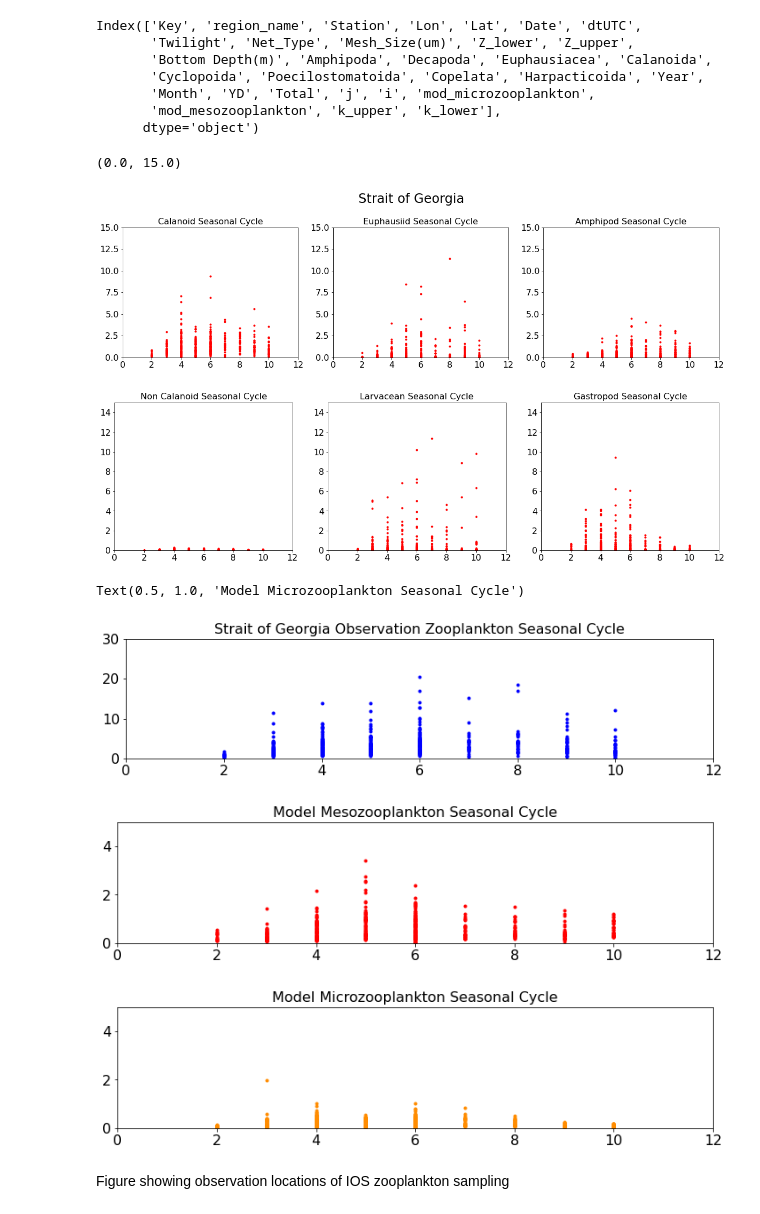
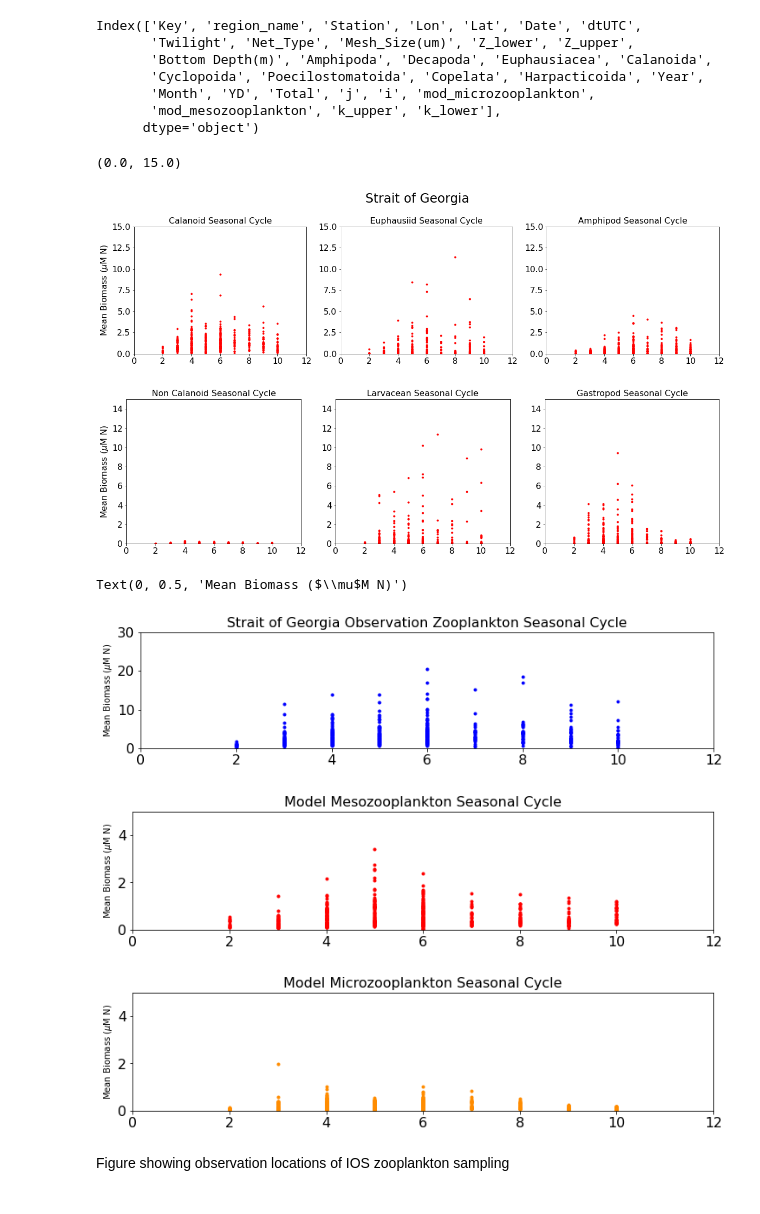
Before and after one commit to SalishSeaCast/analysis-karyn, a Jupyter notebook: notebooks/plotExamples/ZoopModelInitialAnalysisDiapauseRemoved.ipynb, the cells around one changed output. Drawn from its saved outputs; the diff is of its cells as text; code cells hidden in the pictures.

```diff
--- a/notebooks/plotExamples/ZoopModelInitialAnalysisDiapauseRemoved.ipynb
+++ b/notebooks/plotExamples/ZoopModelInitialAnalysisDiapauseRemoved.ipynb
@@ -422,58 +422,63 @@ fig,ax=plt.subplots(1,3,figsize=(20,5))
 fig.suptitle('Strait of Georgia', fontsize=24)
 fig.subplots_adjust(top=0.8)
 ax[0].plot(monthCala['Month'],monthCala['Calanoida'],'r.')
 ax[1].plot(monthEuph['Month'],monthEuph['Euphausiacea'],'r.')
 ax[2].plot(monthAmph['Month'],monthAmph['Amphipoda'],'r.')
 ax[0].set_title('Calanoid Seasonal Cycle')
 ax[1].set_title('Euphausiid Seasonal Cycle')
 ax[2].set_title('Amphipod Seasonal Cycle')
+ax[0].set_ylabel('Mean Biomass ($\mu$M N)')
 ax[0].set_xlim(0,12)
 ax[1].set_xlim(0,12)
 ax[2].set_xlim(0,12)
 ax[0].set_ylim(0,15)
 ax[1].set_ylim(0,15)
 ax[2].set_ylim(0,15)
 
 fig,ax=plt.subplots(1,3,figsize=(20,5))
 ax[0].plot(monthNonCala['Month'],monthNonCala['Poecilostomatoida'],'r.')
 ax[1].plot(monthLarv['Month'],monthLarv['Copelata'],'r.')
 ax[2].plot(monthCrab['Month'],monthCrab['Decapoda'],'r.')
 ax[0].set_title('Non Calanoid Seasonal Cycle')
 ax[1].set_title('Larvacean Seasonal Cycle')
 ax[2].set_title('Gastropod Seasonal Cycle')
+ax[0].set_ylabel('Mean Biomass ($\mu$M N)')
 ax[0].set_xlim(0,12)
 ax[1].set_xlim(0,12)
 ax[2].set_xlim(0,12)
 ax[0].set_ylim(0,15)
 ax[1].set_ylim(0,15)
 ax[2].set_ylim(0,15)
 # %% [output]
 (0.0, 15.0)
-[figure, old version]
+[figure, new version]
-[figure, old version]
+[figure, new version]
 # %%
 fig,ax=plt.subplots(1,1,figsize=(12,2.5))
 ax.plot(monthTotal['Month'],monthTotal['Total'],'.',color='blue',label='Obs Total Zoop')
 ax.set_ylim(0,30)
 ax.set_xlim(0,12)
 ax.set_title('Strait of Georgia Observation Zooplankton Seasonal Cycle')
+ax.set_ylabel('Mean Biomass ($\mu$M N)',fontsize=10)
 
 fig,ax=plt.subplots(1,1,figsize=(12,2.5))
 ax.plot(monthModMeso['Month'],monthModMeso['mod_mesozooplankton'],'.',color='red',label='Model Microzoop')
 ax.set_ylim(0,5)
 ax.set_xlim(0,12)
 ax.set_title('Model Mesozooplankton Seasonal Cycle')
+ax.set_ylabel('Mean Biomass ($\mu$M N)',fontsize=10)
 
 fig,ax=plt.subplots(1,1,figsize=(12,2.5))
 ax.plot(monthModMicro['Month'],monthModMicro['mod_microzooplankton'],'.',color='darkorange',label='Model Microzoop')
 ax.set_ylim(0,5)
 ax.set_xlim(0,12)
 ax.set_title('Model Microzooplankton Seasonal Cycle')
+ax.set_ylabel('Mean Biomass ($\mu$M N)',fontsize=10)
 # %% [output]
-Text(0.5, 1.0, 'Model Microzooplankton Seasonal Cycle')
+Text(0, 0.5, 'Mean Biomass ($\\mu$M N)')
-[figure, old version]
+[figure, new version]
-[figure, old version]
+[figure, new version]
-[figure, old version]
+[figure, new version]
 # %%
 cm1=cmocean.cm.thermal
 with nc.Dataset('/ocean/ksuchy/MOAD/NEMO-forcing/grid/bathymetry_201702.nc') as bathy:
```
Also changed, not shown: 1 other file.
